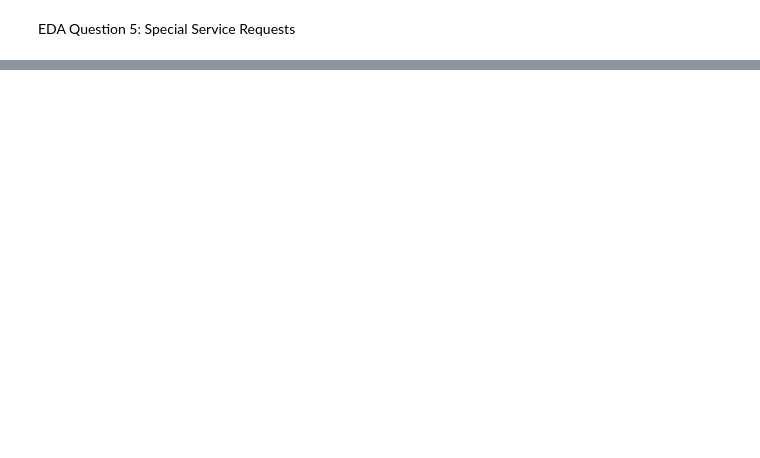
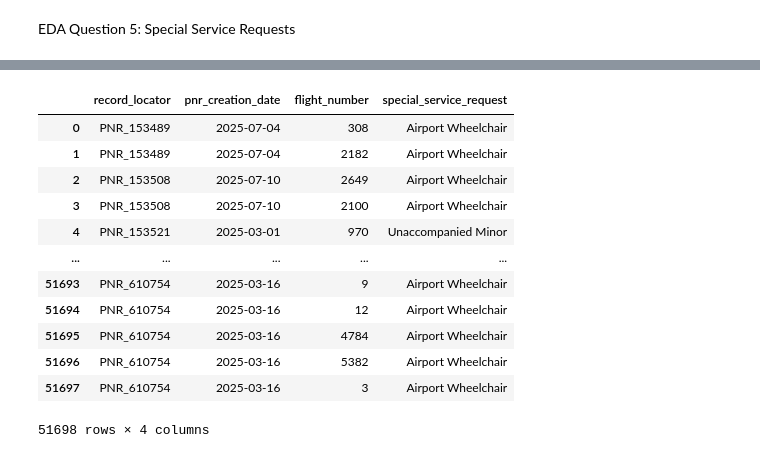
Before and after one commit to Shauray018/UnitedAirlinesAssignment, a Jupyter notebook: exploratory_data_analysis.ipynb, the cells around one changed output, grey strips where cells are left out. Saved outputs shown, nothing was run; the diff lists cells and outputs as text; code cells hidden in the pictures; blank space fills up the shorter version.

```diff
--- a/exploratory_data_analysis.ipynb
+++ b/exploratory_data_analysis.ipynb
@@ -485,3 +672,19 @@ Correlation coefficient (after removing outliers): 0.1158
   • Manual Wheelchair: 3,641
   • Unaccompanied Minor: 1,706
   • Electric Wheelchair: 613
+# %%
+pnr_remark_level
+# %% [output]
+|  | record_locator | pnr_creation_date | flight_number | special_service_request |
+| 0 | PNR_153489 | 2025-07-04 | 308 | Airport Wheelchair |
+| 1 | PNR_153489 | 2025-07-04 | 2182 | Airport Wheelchair |
+| 2 | PNR_153508 | 2025-07-10 | 2649 | Airport Wheelchair |
+| 3 | PNR_153508 | 2025-07-10 | 2100 | Airport Wheelchair |
+| 4 | PNR_153521 | 2025-03-01 | 970 | Unaccompanied Minor |
+| ... | ... | ... | ... | ... |
+| 51693 | PNR_610754 | 2025-03-16 | 9 | Airport Wheelchair |
+| 51694 | PNR_610754 | 2025-03-16 | 12 | Airport Wheelchair |
+| 51695 | PNR_610754 | 2025-03-16 | 4784 | Airport Wheelchair |
+| 51696 | PNR_610754 | 2025-03-16 | 5382 | Airport Wheelchair |
+| 51697 | PNR_610754 | 2025-03-16 | 3 | Airport Wheelchair |
+51698 rows × 4 columns
```
Also changed, not shown: parts of 4 cells of this notebook, 1 other file.
